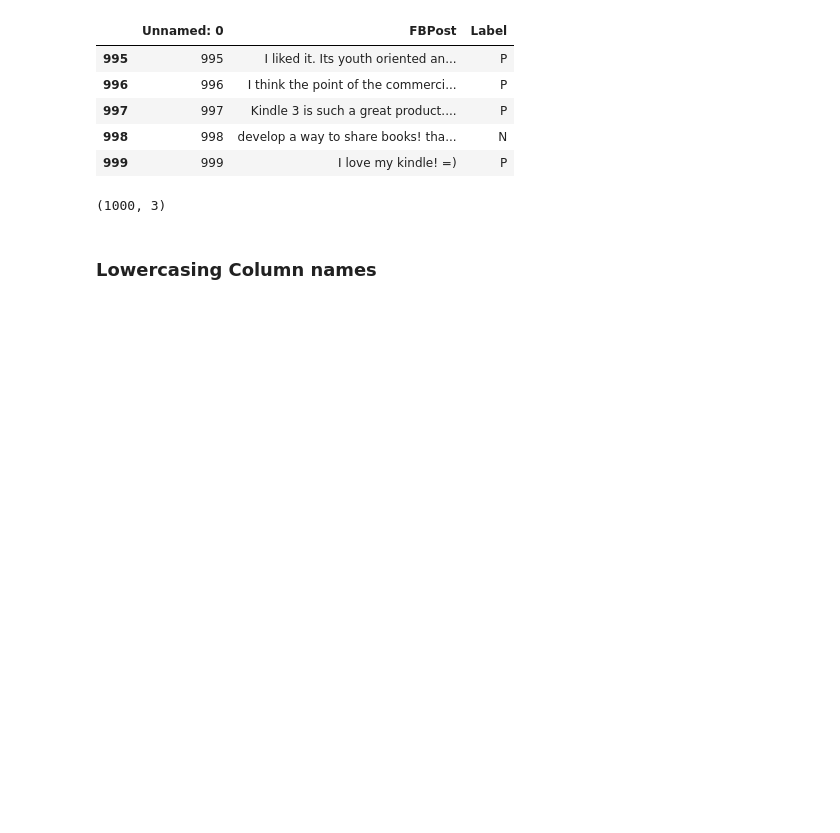
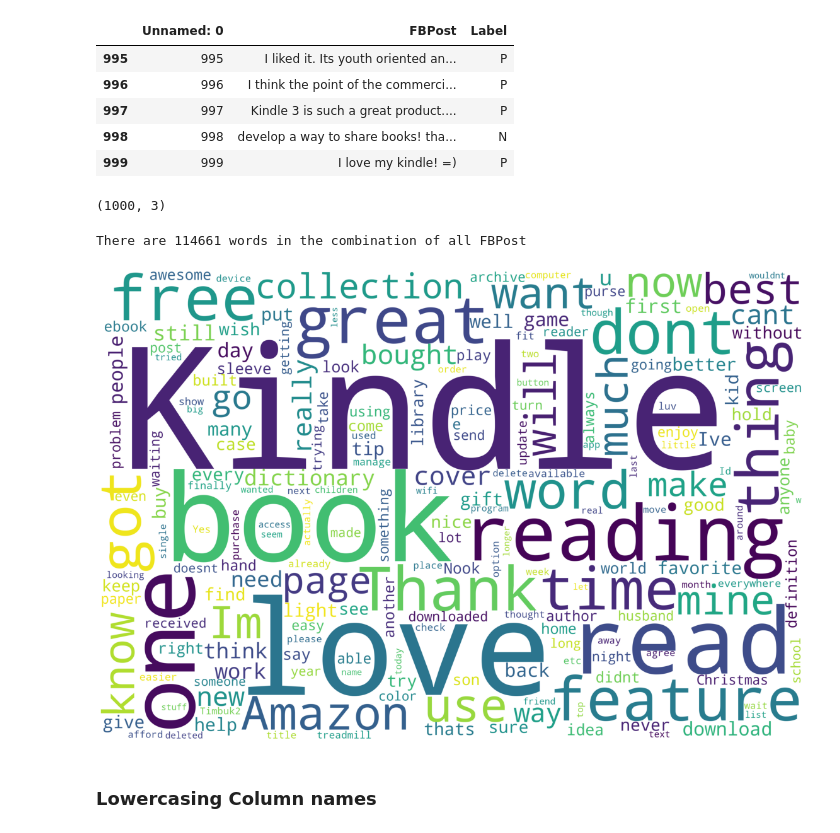
Before and after one commit to ochanyo/Facebook-Sentiment-Analysis, a Jupyter notebook: Sentiment Analysis.ipynb, the cells around one changed output. Drawn from its saved outputs; the diff is of its cells as text; code cells hidden in the pictures; blank space fills up the shorter version.

```diff
--- a/Sentiment Analysis.ipynb
+++ b/Sentiment Analysis.ipynb
@@ -124,3 +151,17 @@ fb1.shape
+# %%
+text="".join(FBPost for FBPost in fb1.FBPost)
+print("There are {} words in the combination of all FBPost".format(len(text)))
+# %% [output]
+There are 114661 words in the combination of all FBPost
+# %%
+wordcloud = WordCloud(width = 3000, height = 2000, random_state=1, background_color='white', collocations=False, stopwords = STOPWORDS).generate(text)
+plt.figure(figsize=(20,20))
+plt.imshow(wordcloud)
+plt.axis("off")
+plt.savefig('Word Cloud of Comments and Posts')
+plt.show()
+# %% [output]
+[figure, added]
 # %% [markdown]
 ### Lowercasing Column names
 # %%
```
Also changed, not shown: parts of 26 cells of this notebook, 7 other files.
